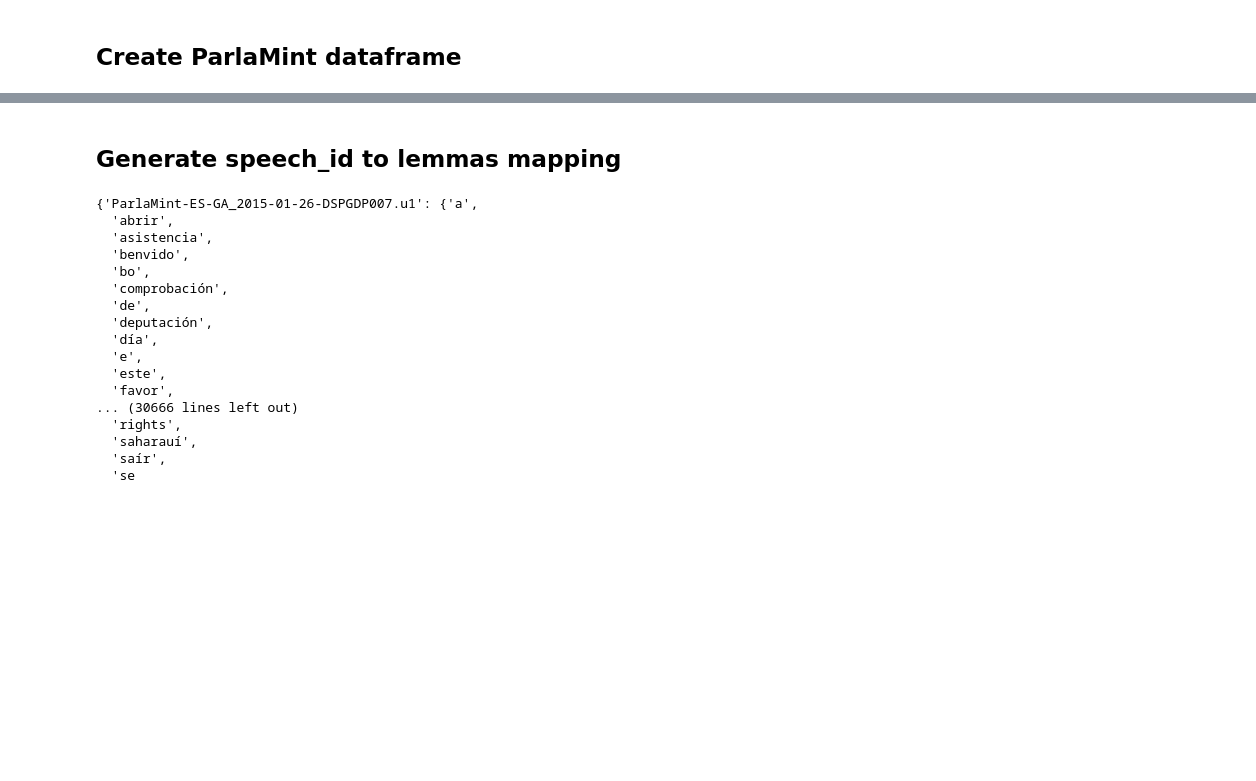
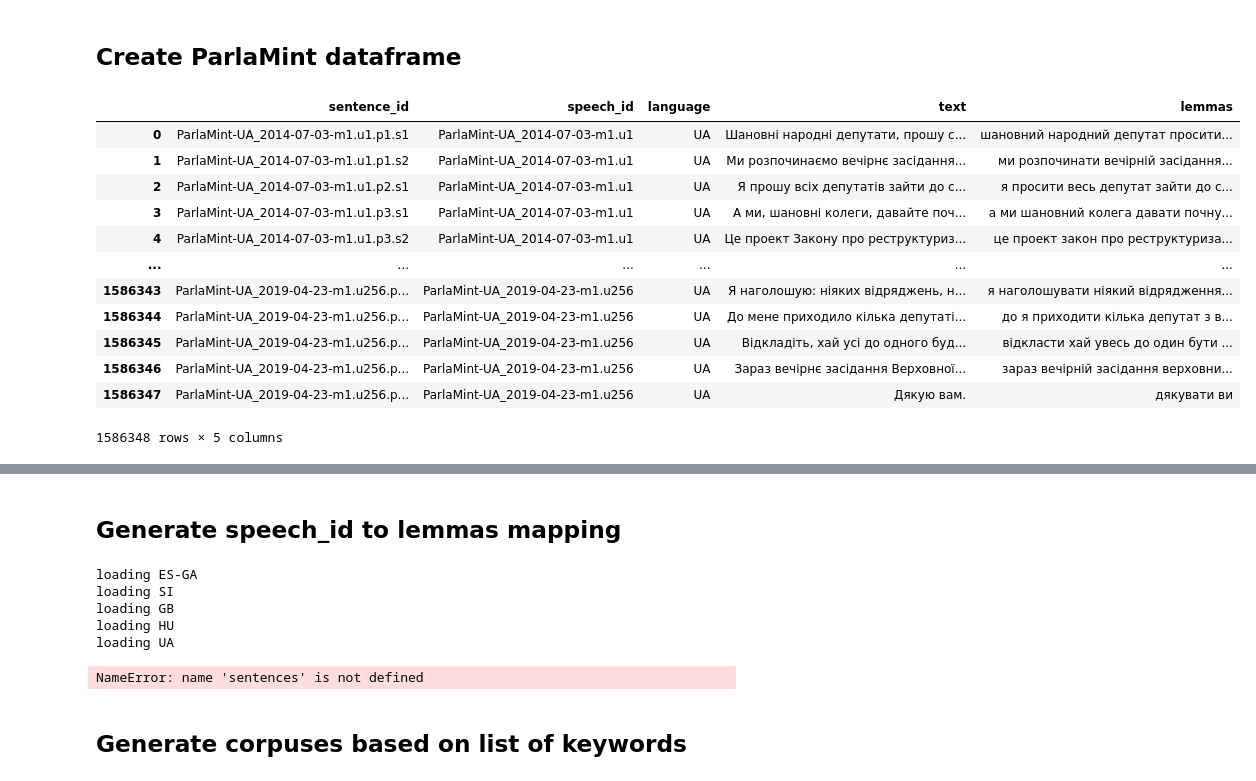
Before and after one commit to vidklopcic/dhh23, a Jupyter notebook: generate_pandas_frames.ipynb, the cells around one changed output, grey strips where cells are left out. Drawn from its saved outputs; the diff is of its cells as text; code cells hidden in the pictures; blank space fills up the shorter version.

Commit message:
export dataframes by topic

```diff
--- a/generate_pandas_frames.ipynb
+++ b/generate_pandas_frames.ipynb
@@ -71,6 +80,7 @@ def worker(args):
             sentence_id = sentence['xml:id']
             sentence_text = ''
             lemmas = {}
+            lemmas_list = []
             for unit in sentence.find_all(['w', 'pc']):
                 text = unit.get_text()
                 if not text:
@@ -80,6 +90,7 @@ def worker(args):
                     lemma = unit.get('lemma')
                     if lemma and lemma.isalpha():
                         lemmas[lemma] = lemmas.get(lemma, 0) + 1
+                        lemmas_list.append(lemma)
                 elif unit.name == 'pc':
                     sentence_text += unit.get_text()
             sentence_text = sentence_text.strip()
@@ -88,26 +99,42 @@ def worker(args):
                 speech_id,
                 language,
                 sentence_text,
-                json.dumps(lemmas)
+                ' '.join(lemmas_list),
             ])
     return sentences
 
 
-def get_xml_sentences(parlamints):
+def get_xml_sentences(parlamint):
     all_sentences = []
 
     with mp.Pool(mp.cpu_count()) as pool:
-        for parlamint in parlamints:
-            parlamint = [(i['language'], i['xml_path']) for i in parlamint]
-            for result in tqdm(pool.imap(worker, parlamint), total=len(parlamint)):
-                all_sentences.extend(result)
+        parlamint = [(i['language'], i['xml_path']) for i in parlamint]
+        for result in tqdm(pool.imap(worker, parlamint), total=len(parlamint)):
+            all_sentences.extend(result)
 
     return all_sentences
 
 
-all_sentences = get_xml_sentences(parlamints)
-df = pd.DataFrame(all_sentences, columns=['sentence_id', 'speech_id', 'language', 'text', 'lemmas_tf'])
-df.to_feather(artefacts / 'parlamint_sentences.feather')
+for parlamint in parlamints:
+    all_sentences = get_xml_sentences(parlamint)
+    df = pd.DataFrame(all_sentences, columns=['sentence_id', 'speech_id', 'language', 'text', 'lemmas'])
+    df.to_feather(artefacts / f'{parlamint[0]["language"]}_parlamint_sentences.feather')
+# %%
+df
+# %% [output]
+|  | sentence_id | speech_id | language | text | lemmas |
+| 0 | ParlaMint-UA_2014-07-03-m1.u1.p1.s1 | ParlaMint-UA_2014-07-03-m1.u1 | UA | Шановні народні депутати, прошу с... | шановний народний депутат просити... |
+| 1 | ParlaMint-UA_2014-07-03-m1.u1.p1.s2 | ParlaMint-UA_2014-07-03-m1.u1 | UA | Ми розпочинаємо вечірнє засідання... | ми розпочинати вечірній засідання... |
+| 2 | ParlaMint-UA_2014-07-03-m1.u1.p2.s1 | ParlaMint-UA_2014-07-03-m1.u1 | UA | Я прошу всіх депутатів зайти до с... | я просити весь депутат зайти до с... |
+| 3 | ParlaMint-UA_2014-07-03-m1.u1.p3.s1 | ParlaMint-UA_2014-07-03-m1.u1 | UA | А ми, шановні колеги, давайте поч... | а ми шановний колега давати почну... |
+| 4 | ParlaMint-UA_2014-07-03-m1.u1.p3.s2 | ParlaMint-UA_2014-07-03-m1.u1 | UA | Це проект Закону про реструктуриз... | це проект закон про реструктуриза... |
+| ... | ... | ... | ... | ... | ... |
+| 1586343 | ParlaMint-UA_2019-04-23-m1.u256.p... | ParlaMint-UA_2019-04-23-m1.u256 | UA | Я наголошую: ніяких відряджень, н... | я наголошувати ніякий відрядження... |
+| 1586344 | ParlaMint-UA_2019-04-23-m1.u256.p... | ParlaMint-UA_2019-04-23-m1.u256 | UA | До мене приходило кілька депутаті... | до я приходити кілька депутат з в... |
+| 1586345 | ParlaMint-UA_2019-04-23-m1.u256.p... | ParlaMint-UA_2019-04-23-m1.u256 | UA | Відкладіть, хай усі до одного буд... | відкласти хай увесь до один бути ... |
+| 1586346 | ParlaMint-UA_2019-04-23-m1.u256.p... | ParlaMint-UA_2019-04-23-m1.u256 | UA | Зараз вечірнє засідання Верховної... | зараз вечірній засідання верховни... |
+| 1586347 | ParlaMint-UA_2019-04-23-m1.u256.p... | ParlaMint-UA_2019-04-23-m1.u256 | UA | Дякую вам. | дякувати ви |
+1586348 rows × 5 columns
 # %%
 import pandas as pd
 import csv
@@ -158,2 +183,13 @@ sentences = pd.read_feather('artefacts/pandas_frames/parlamint_sentences.feather
+# %%
+sentences = {}
+for language in Languages.all:
+    print('loading', language)
+    sentences[language] = pd.read_feather(artefacts / f'{language}_parlamint_sentences.feather')
+# %% [output]
+loading ES-GA
+loading SI
+loading GB
+loading HU
+loading UA
 # %%
 speeches = {}
@@ -170,20 +207,9 @@ for language, speeches in speeches.items():
-# %%
-speeches
-# %% [output]
-{'ParlaMint-ES-GA_2015-01-26-DSPGDP007.u1': {'a',
-  'abrir',
-  'asistencia',
-  'benvido',
-  'bo',
-  'comprobación',
-  'de',
-  'deputación',
-  'día',
-  'e',
-  'este',
-  'favor',
-... (30666 lines left out)
-  'rights',
-  'saharauí',
-  'saír',
-  'se
+# %%
+speeches = {}
+for language in tqdm(sentences):
+    with open(artefacts / f'speech2lemmas_{language}.pkl', 'rb') as f:
+        speeches[language] = pickle.load(f)
+# %% [output]
+NameError: name 'sentences' is not defined
+# %% [markdown]
+## Generate corpuses based on list of keywords
```
Also changed, not shown: parts of 5 cells of this notebook, 2 other files.
